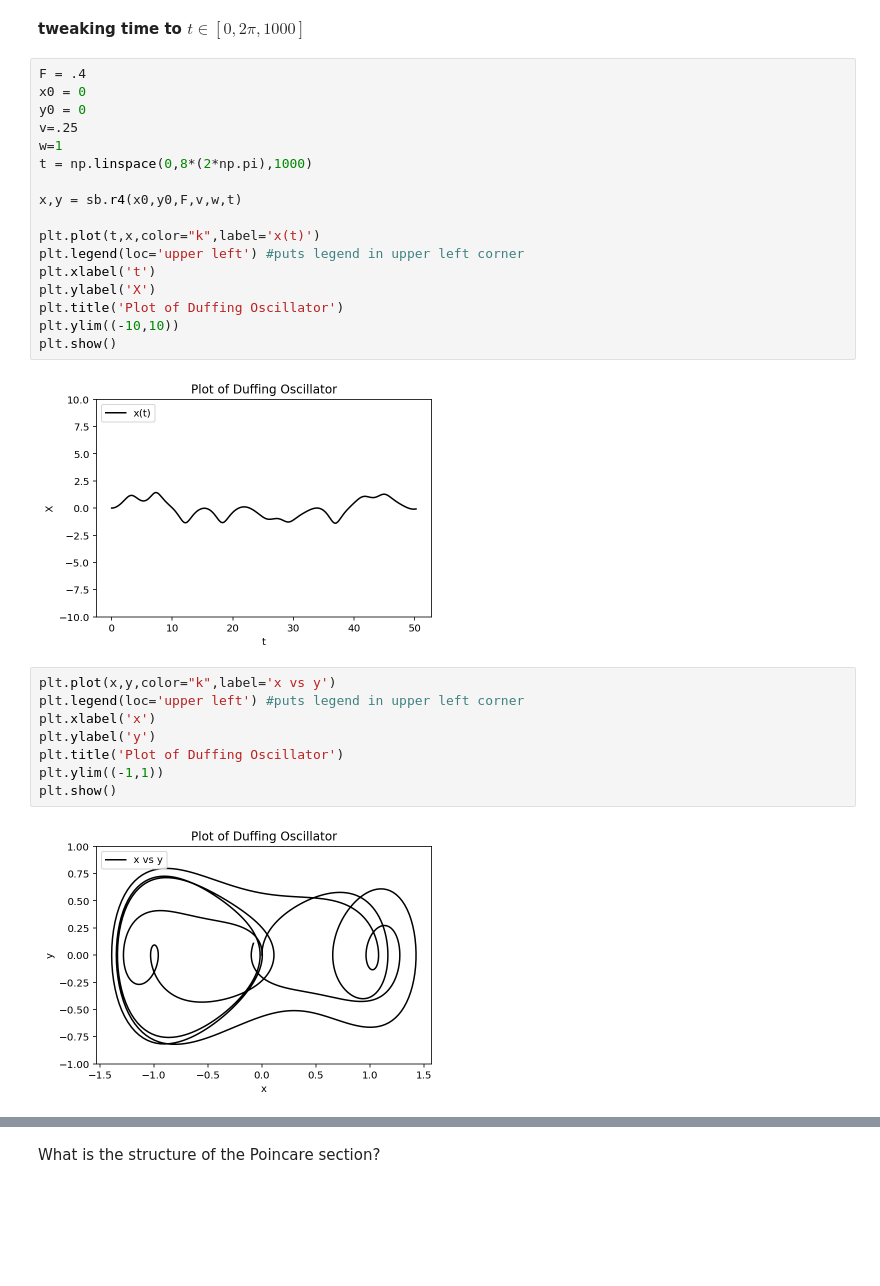
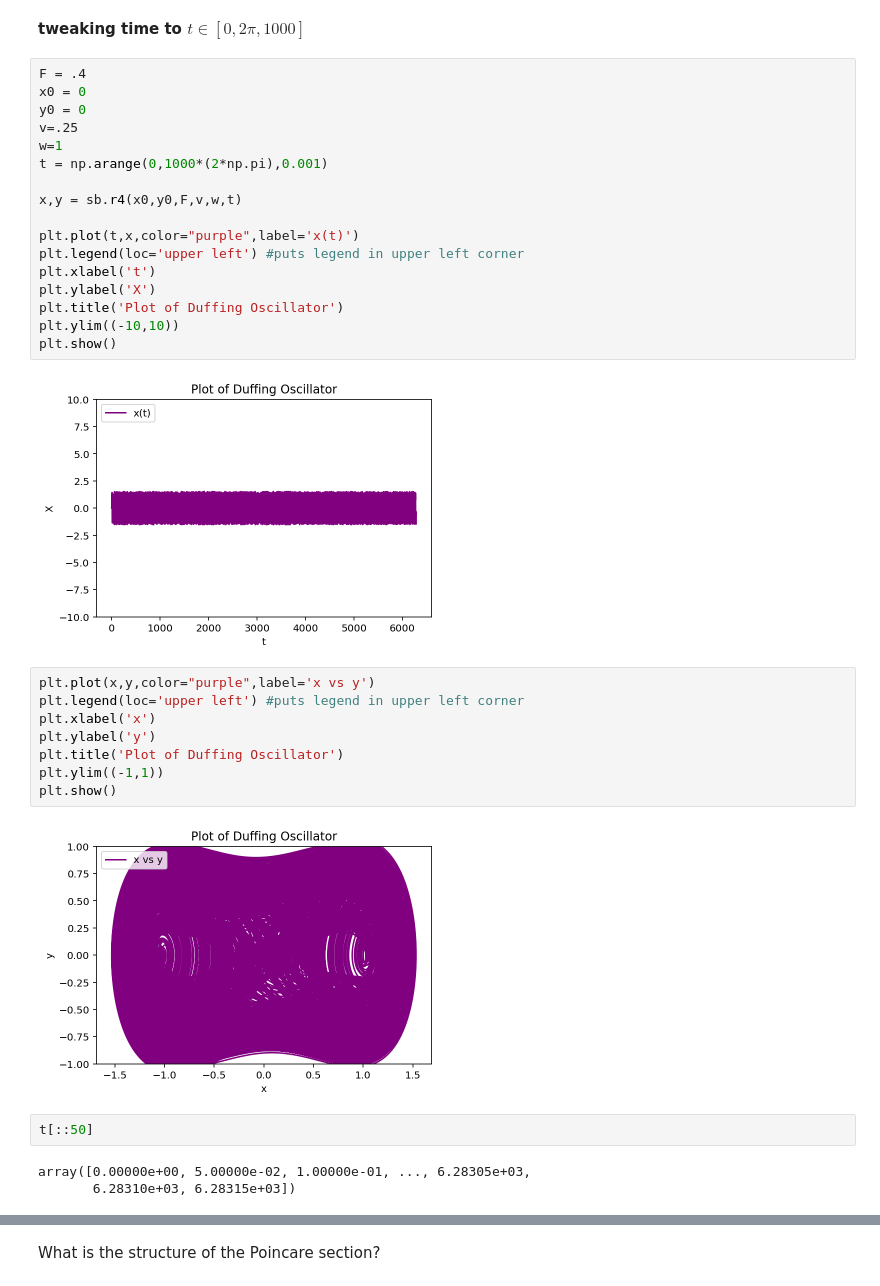
Before and after one commit to chapman-phys220-2018f/cw12-coolkidzzz, a Jupyter notebook: cw12-duffing.ipynb, the cells around one changed output, grey strips where cells are left out. Saved outputs shown, nothing was run; the diff lists cells and outputs as text; blank space fills up the shorter version.

```diff
--- a/cw12-duffing.ipynb
+++ b/cw12-duffing.ipynb
@@ -206,11 +247,11 @@ x0 = 0
 y0 = 0
 v=.25
 w=1
-t = np.linspace(0,8*(2*np.pi),1000)
+t = np.arange(0,1000*(2*np.pi),0.001)
 
 x,y = sb.r4(x0,y0,F,v,w,t)
 
-plt.plot(t,x,color="k",label='x(t)')
+plt.plot(t,x,color="purple",label='x(t)')
 plt.legend(loc='upper left') #puts legend in upper left corner
 plt.xlabel('t')
 plt.ylabel('X')
@@ -218,14 +259,19 @@ plt.title('Plot of Duffing Oscillator')
 plt.ylim((-10,10))
 plt.show()
 # %% [output]
-[figure, old version]
+[figure, new version]
 # %%
-plt.plot(x,y,color="k",label='x vs y')
+plt.plot(x,y,color="purple",label='x vs y')
 plt.legend(loc='upper left') #puts legend in upper left corner
 plt.xlabel('x')
 plt.ylabel('y')
 plt.title('Plot of Duffing Oscillator')
 plt.ylim((-1,1))
 plt.show()
 # %% [output]
-[figure, old version]
+[figure, new version]
+# %%
+t[::50]
+# %% [output]
+array([0.00000e+00, 5.00000e-02, 1.00000e-01, ..., 6.28305e+03,
+       6.28310e+03, 6.28315e+03])
```
Also changed, not shown: parts of 20 cells of this notebook.
